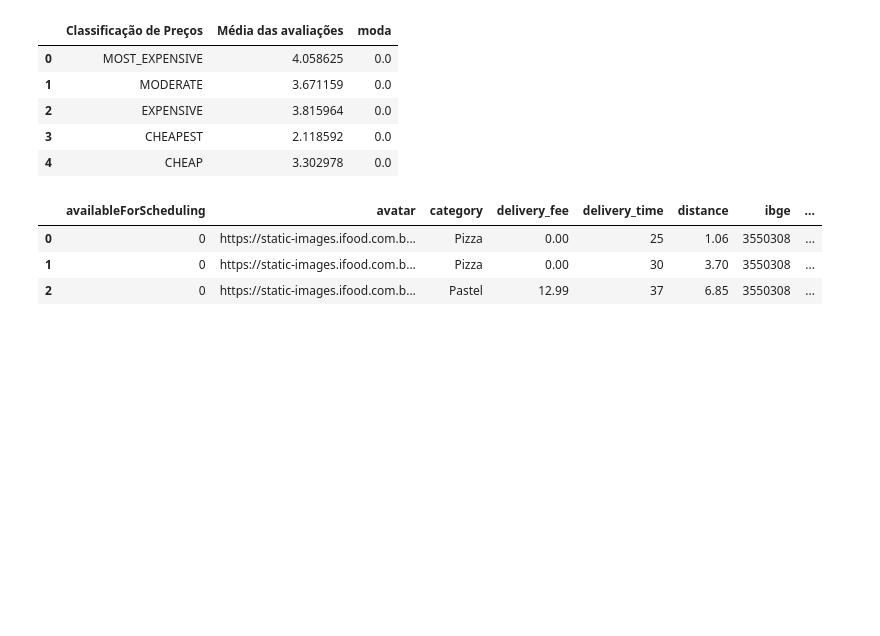
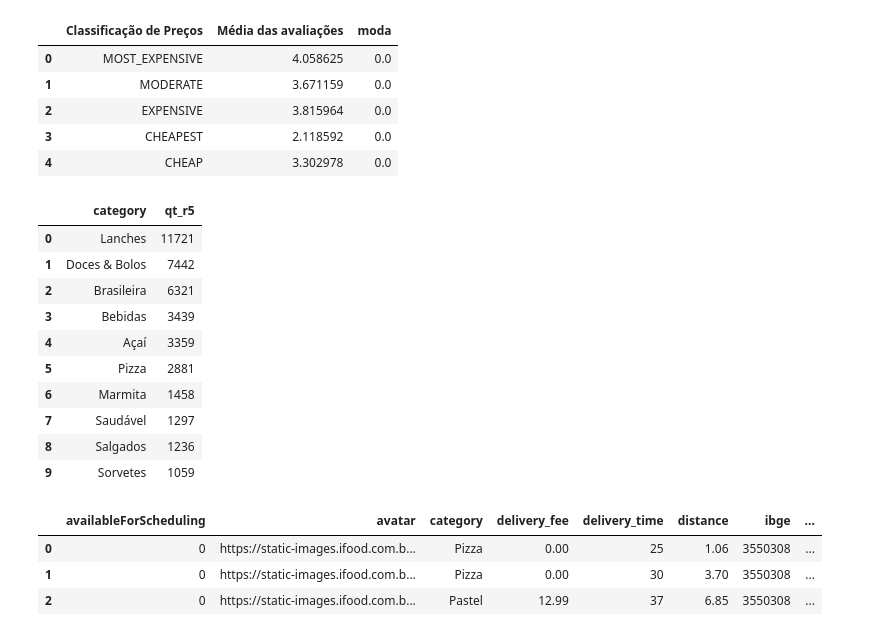
Before and after one commit to LeonardoHBritoo/Querys-Dados-Ifood, a Jupyter notebook: LendoDeArquivo.ipynb, the cells around one changed output. Cells and saved outputs as stored; diff of their text form; code cells hidden in the pictures; blank space fills up the shorter version.

```diff
--- a/LendoDeArquivo.ipynb
+++ b/LendoDeArquivo.ipynb
@@ -258,14 +258,32 @@ ORDER BY "Classificação de Preços" DESC
 # %%
 # Pergunta 9: Qual categoria tem os restaurantes mais bem avaliados?
 
 ps.sqldf(
 """
     SELECT
+        category
+        , COUNT(category) as qt_r5
+
+    FROM ifood
+    WHERE rating = 5.0
+    GROUP BY category
+    ORDER BY qt_r5 DESC
+    LIMIT 10
 
 """
-
-
 )
+# %% [output]
+|  | category | qt_r5 |
+| 0 | Lanches | 11721 |
+| 1 | Doces & Bolos | 7442 |
+| 2 | Brasileira | 6321 |
+| 3 | Bebidas | 3439 |
+| 4 | Açaí | 3359 |
+| 5 | Pizza | 2881 |
+| 6 | Marmita | 1458 |
+| 7 | Saudável | 1297 |
+| 8 | Salgados | 1236 |
+| 9 | Sorvetes | 1059 |
 # %%
 ps.sqldf("SELECT * FROM ifood where rating >= 4.9 limit 3")
 # %% [output]
```
Also changed, not shown: parts of 1 cell of this notebook, 1 other file.
